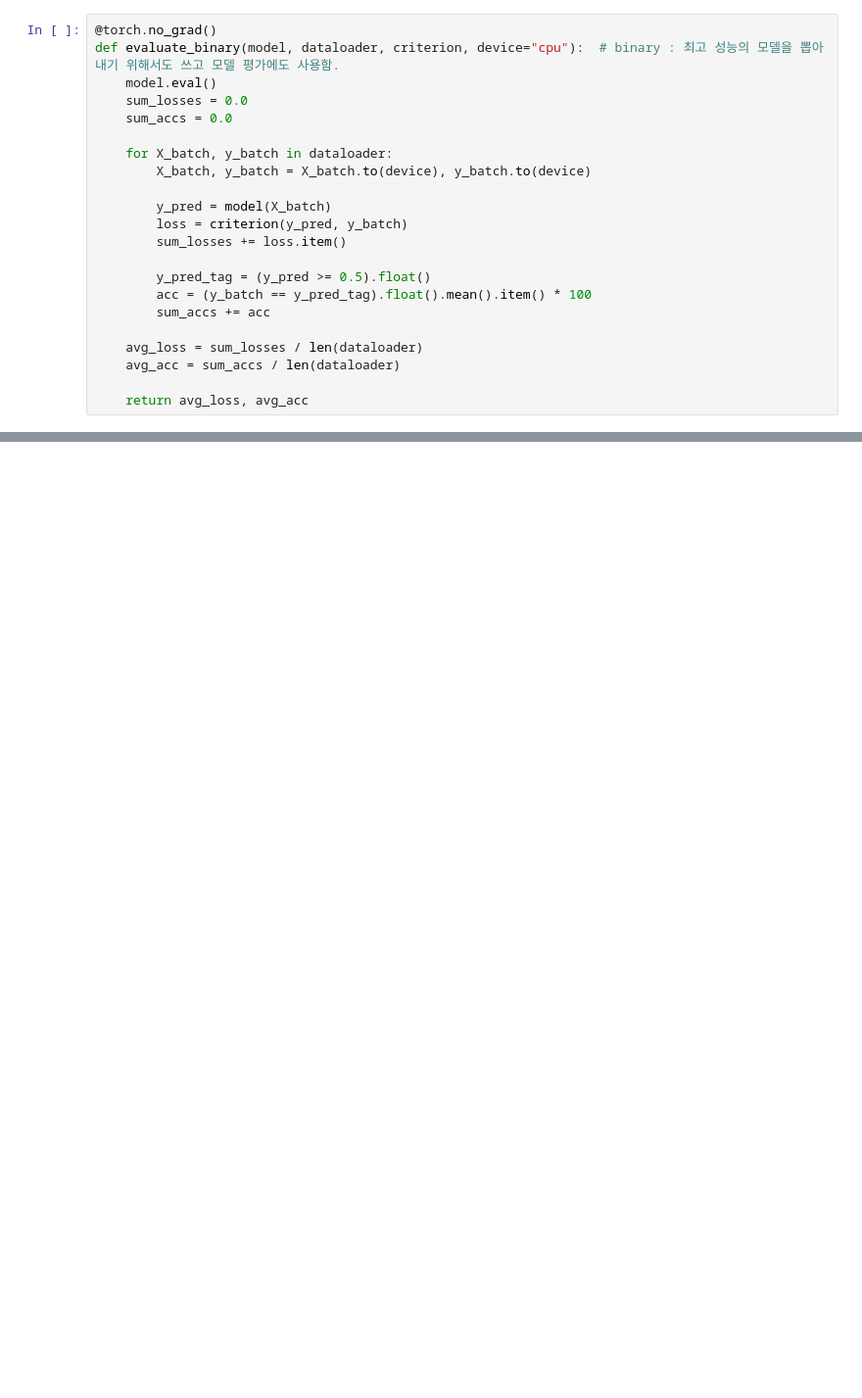
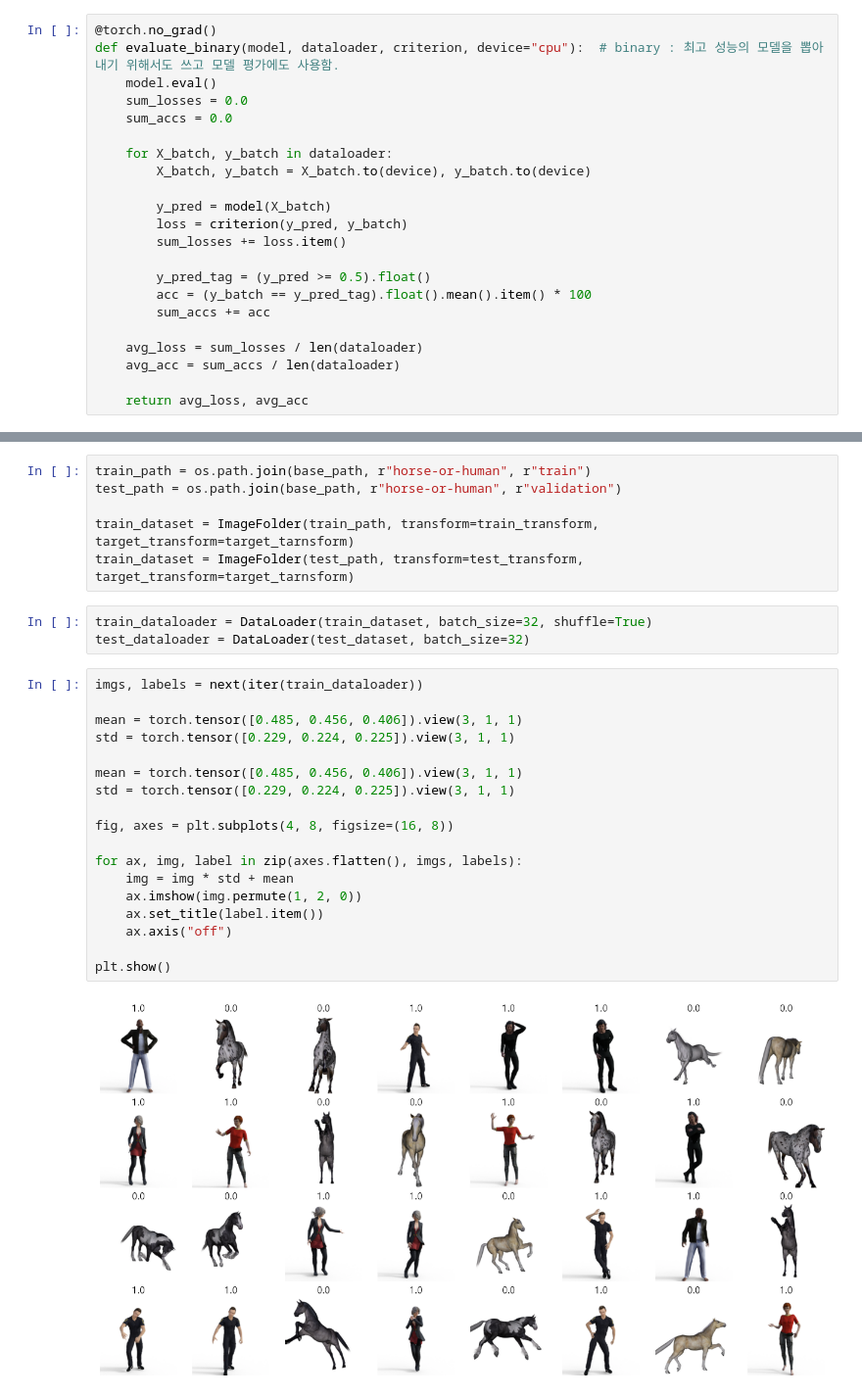
Before and after one commit to shoh03/kdt-ml, a Jupyter notebook: 18. 전이학습(Alexnet, ResNet).ipynb, the cells around one changed output, grey strips where cells are left out. Shown at 98% size. Saved outputs shown, nothing was run; the diff lists cells and outputs as text; blank space fills up the shorter version.

```diff
--- a/18. 전이학습(Alexnet, ResNet).ipynb
+++ b/18. 전이학습(Alexnet, ResNet).ipynb
@@ -271,0 +466,29 @@ def train_model_binary(model, model_name, train_loader, val_loader, criterion, o
+# %%
+train_path = os.path.join(base_path, r"horse-or-human", r"train")
+test_path = os.path.join(base_path, r"horse-or-human", r"validation")
+
+train_dataset = ImageFolder(train_path, transform=train_transform, target_transform=target_tarnsform)
+train_dataset = ImageFolder(test_path, transform=test_transform, target_transform=target_tarnsform)
+# %%
+train_dataloader = DataLoader(train_dataset, batch_size=32, shuffle=True)
+test_dataloader = DataLoader(test_dataset, batch_size=32)
+# %%
+imgs, labels = next(iter(train_dataloader))
+
+mean = torch.tensor([0.485, 0.456, 0.406]).view(3, 1, 1)
+std = torch.tensor([0.229, 0.224, 0.225]).view(3, 1, 1)
+
+mean = torch.tensor([0.485, 0.456, 0.406]).view(3, 1, 1)
+std = torch.tensor([0.229, 0.224, 0.225]).view(3, 1, 1)
+
+fig, axes = plt.subplots(4, 8, figsize=(16, 8))
+
+for ax, img, label in zip(axes.flatten(), imgs, labels):
+    img = img * std + mean
+    ax.imshow(img.permute(1, 2, 0))
+    ax.set_title(label.item())
+    ax.axis("off")
+
+plt.show()
+# %% [output]
+[figure, added]
```
Also changed, not shown: parts of 45 cells of this notebook, 7 other files.
